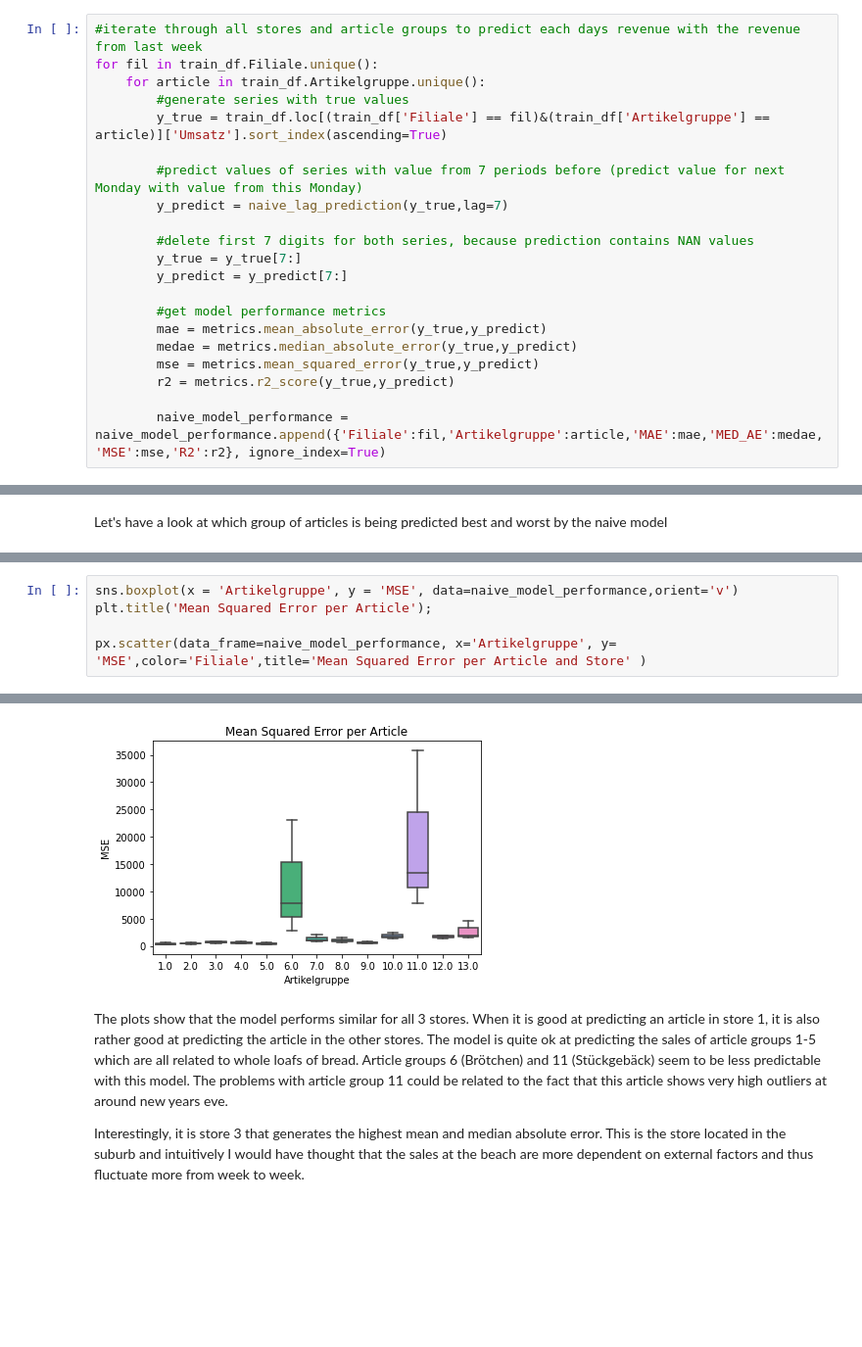
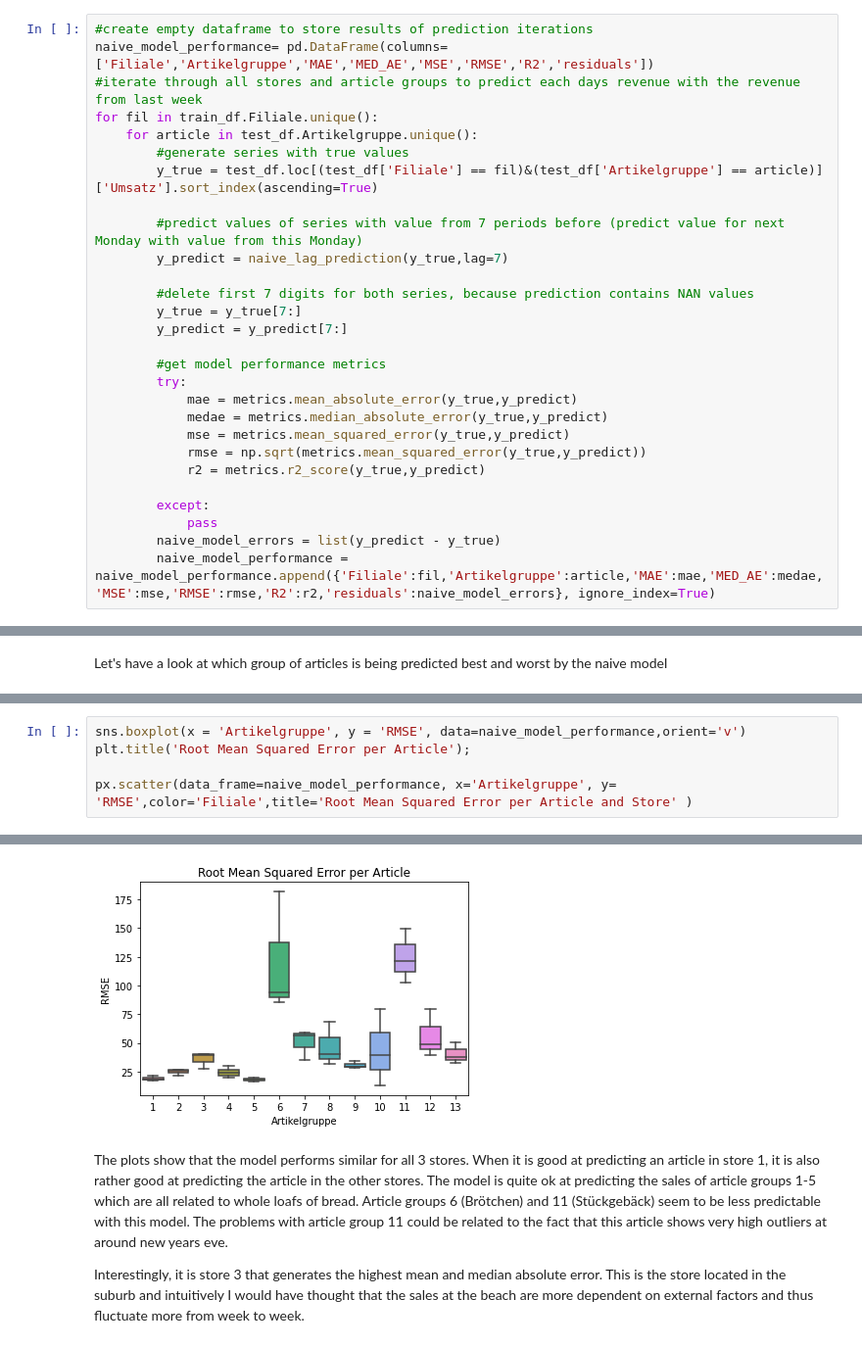
Before and after one commit to captaincurry94/capstone, a Jupyter notebook: predictive_models.ipynb, the cells around one changed output, grey strips where cells are left out. Shown: that part at 98% size. Cells and saved outputs as stored; diff of their text form; blank space fills up the shorter version.

Commit message:
first models built

```diff
--- a/predictive_models.ipynb
+++ b/predictive_models.ipynb
@@ -71,9 +71,11 @@ naive_model_performance= pd.DataFrame(columns=['Filiale','Artikelgruppe','MAE','
 # %%
+#create empty dataframe to store results of prediction iterations
+naive_model_performance= pd.DataFrame(columns=['Filiale','Artikelgruppe','MAE','MED_AE','MSE','RMSE','R2','residuals'])
 #iterate through all stores and article groups to predict each days revenue with the revenue from last week
 for fil in train_df.Filiale.unique():
-    for article in train_df.Artikelgruppe.unique():
+    for article in test_df.Artikelgruppe.unique():
         #generate series with true values
-        y_true = train_df.loc[(train_df['Filiale'] == fil)&(train_df['Artikelgruppe'] == article)]['Umsatz'].sort_index(ascending=True)
+        y_true = test_df.loc[(test_df['Filiale'] == fil)&(test_df['Artikelgruppe'] == article)]['Umsatz'].sort_index(ascending=True)
 
         #predict values of series with value from 7 periods before (predict value for next Monday with value from this Monday)
         y_predict = naive_lag_prediction(y_true,lag=7)
@@ -83,9 +85,14 @@ for fil in train_df.Filiale.unique():
         y_predict = y_predict[7:]
 
         #get model performance metrics
-        mae = metrics.mean_absolute_error(y_true,y_predict)
-        medae = metrics.median_absolute_error(y_true,y_predict)
-        mse = metrics.mean_squared_error(y_true,y_predict)
-        r2 = metrics.r2_score(y_true,y_predict)
+        try:
+            mae = metrics.mean_absolute_error(y_true,y_predict)
+            medae = metrics.median_absolute_error(y_true,y_predict)
+            mse = metrics.mean_squared_error(y_true,y_predict)
+            rmse = np.sqrt(metrics.mean_squared_error(y_true,y_predict))
+            r2 = metrics.r2_score(y_true,y_predict)
 
-        naive_model_performance = naive_model_performance.append({'Filiale':fil,'Artikelgruppe':article,'MAE':mae,'MED_AE':medae,'MSE':mse,'R2':r2}, ignore_index=True)
+        except:
+            pass
+        naive_model_errors = list(y_predict - y_true)
+        naive_model_performance = naive_model_performance.append({'Filiale':fil,'Artikelgruppe':article,'MAE':mae,'MED_AE':medae,'MSE':mse,'RMSE':rmse,'R2':r2,'residuals':naive_model_errors}, ignore_index=True)
@@ -130,11 +117,11 @@ px.scatter(data_frame=naive_model_performance, x='Artikelgruppe', y= 'MED_AE',co
 # %%
-sns.boxplot(x = 'Artikelgruppe', y = 'MSE', data=naive_model_performance,orient='v')
-plt.title('Mean Squared Error per Article');
+sns.boxplot(x = 'Artikelgruppe', y = 'RMSE', data=naive_model_performance,orient='v')
+plt.title('Root Mean Squared Error per Article');
 
-px.scatter(data_frame=naive_model_performance, x='Artikelgruppe', y= 'MSE',color='Filiale',title='Mean Squared Error per Article and Store' )
+px.scatter(data_frame=naive_model_performance, x='Artikelgruppe', y= 'RMSE',color='Filiale',title='Root Mean Squared Error per Article and Store' )
 # %% [output]
 [interactive output not drawn]
-[figure, old version]
+[figure, new version]
 # %% [markdown]
 The plots show that the model performs similar for all 3 stores. When it is good at predicting an article in store 1, it is also rather good at predicting the article in the other stores. The model is quite ok at predicting the sales of article groups 1-5 which are all related to whole loafs of bread. Article groups 6 (Brötchen) and 11 (Stückgebäck) seem to be less predictable with this model. The problems with article group 11 could be related to the fact that this article shows very high outliers at around new years eve. <br>
 
```
Also changed, not shown: parts of 24 cells of this notebook.
